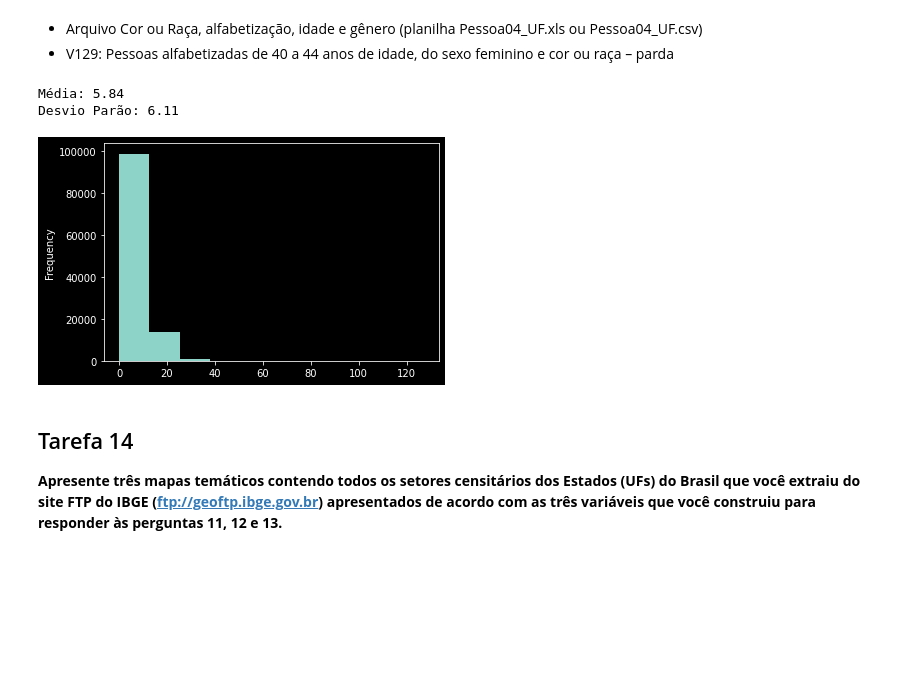
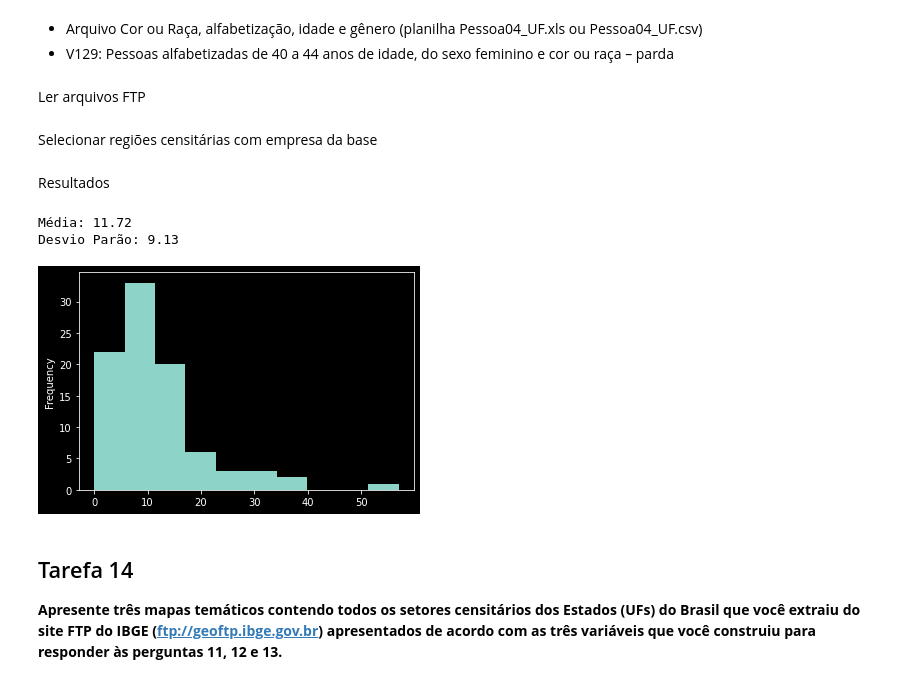
Before and after one commit to moesmatheus/estatistica-espacial-2, a Jupyter notebook: semana-2.ipynb, the cells around one changed output. Cells and saved outputs as stored; diff of their text form; code cells hidden in the pictures; blank space fills up the shorter version.

```diff
--- a/semana-2.ipynb
+++ b/semana-2.ipynb
@@ -93,3 +52,0 @@ Carregar endereçoes
-# %%
-with open('empresas.json', 'r') as f:
-    enderecos = json.load(f)
@@ -162,0 +82,12 @@ empresas_enderecos.at[29, 'longitude'] = -43.2530269
+# %%
+# Shapefile exportado do Google Earth
+enderecos_df = gpd.read_file('EmpresasGoogleEarth/empresas_brasília t7_cep_ajustado v3.shp', index_col = 0)
+enderecos_df['NAME'] = enderecos_df['NAME'].astype(int)
+
+# Unir com empresas
+empresas_enderecos  = enderecos_df.merge(empresas, left_on = 'NAME', right_index = True)
+empresas_gpd = empresas_enderecos
+
+print(f'Formato Endereços: {empresas_enderecos.shape}')
+
+empresas_enderecos .head()
@@ -193,9 +129,0 @@ Criar GeoPandas Dataframe com empresas selecionadas
-# %%
-# Criar geopandas com empresas
-empresas_dropna = empresas_enderecos.dropna(subset=['latitude'])
-empresas_gpd = gpd.GeoDataFrame(
-    empresas_dropna,
-    geometry = gpd.points_from_xy(empresas_dropna.longitude, empresas_dropna.latitude)
-)
-
-print(f'Empresas Shape: {empresas_gpd.shape}')
@@ -621,6 +545,8 @@ Desvio Parão: 47.26
 # %% [markdown]
 * Arquivo Cor ou Raça, alfabetização, idade e gênero (planilha Pessoa04_UF.xls ou Pessoa04_UF.csv)
 * V129: Pessoas alfabetizadas de 40 a 44 anos de idade, do sexo feminino e cor ou raça – parda
+# %% [markdown]
+Ler arquivos FTP
 # %%
 arq_pessoas_04 = []
 
@@ -635,23 +561,23 @@ for i in pastas:
 
 
 censo_pessoas04 = pd.concat(arq_pessoas_04)
+# %% [markdown]
+Selecionar regiões censitárias com empresa da base
+# %%
+censo_pessoas04_selecao = censo_pessoas04[
+    censo_pessoas04.index.isin(join_setores['CD_GEOCODI'])
+    ]
+# %% [markdown]
+Resultados
 # %%
-merged = pd.merge(
-            censo_pessoas04,
-            join_setores.groupby('CD_GEOCODI').size().to_frame(),
-            left_index=True,
-            right_index = True,
-            how = 'left'
-        )
+print(f'Média: {censo_pessoas04_selecao["V129"].mean():.2f} \nDesvio Parão: {censo_pessoas04_selecao["V129"].std():.2f}')
 
-print(f'Média: {merged["V129"].mean():.2f} \nDesvio Parão: {merged["V129"].std():.2f}')
-
-merged['V129'].plot.hist()
+censo_pessoas04_selecao['V129'].plot.hist()
 plt.show()
 # %% [output]
-Média: 5.84
-Desvio Parão: 6.11
+Média: 11.72
+Desvio Parão: 9.13
-[figure, old version]
+[figure, new version]
 # %% [markdown]
 ## Tarefa 14
 **Apresente três mapas temáticos contendo todos os setores censitários dos Estados (UFs) do Brasil que você extraiu do site FTP do IBGE (ftp://geoftp.ibge.gov.br) apresentados de acordo com as três variáveis que você construiu para responder às perguntas 11, 12 e 13.**
```
Also changed, not shown: parts of 53 cells of this notebook, 19 other files.
